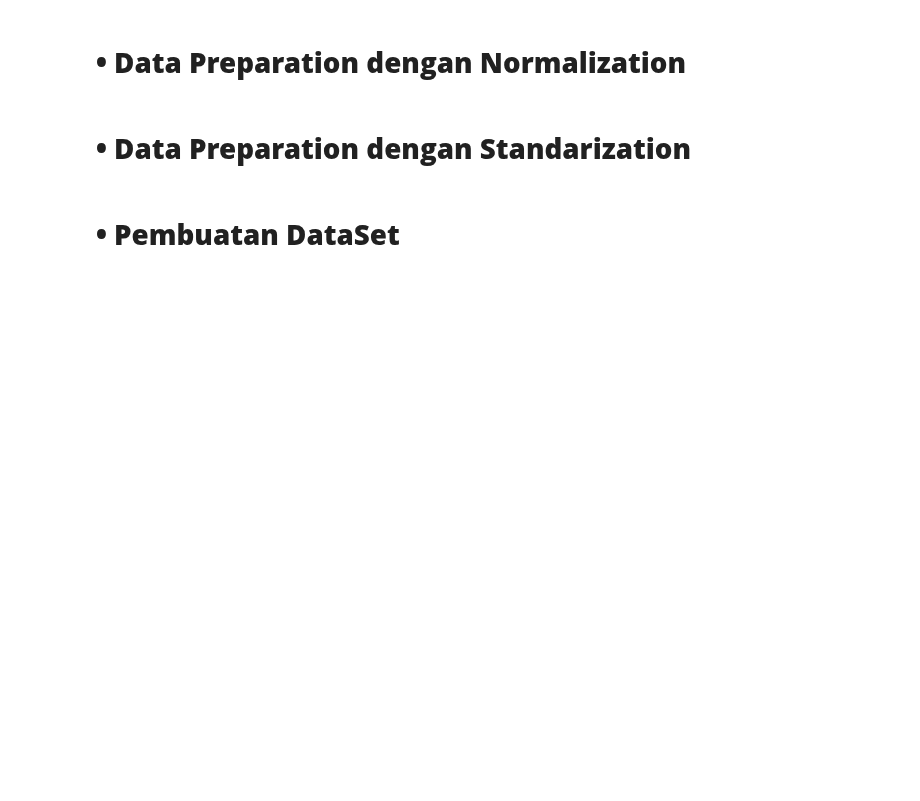
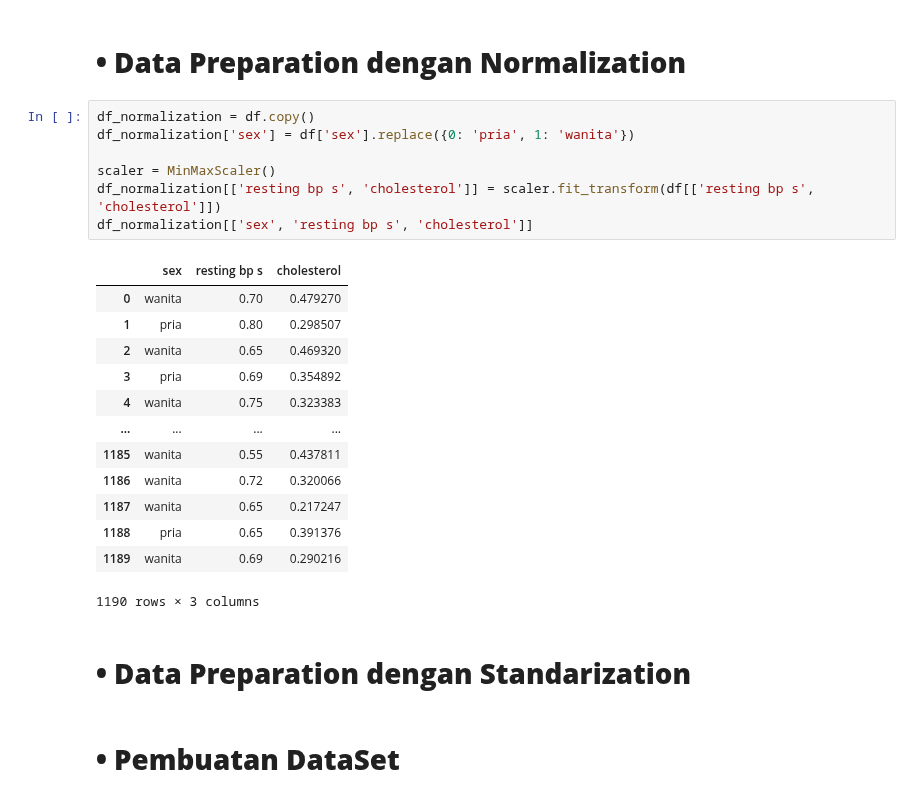
Before and after one commit to ImNotDanish05/2025_KC_TI-1A, a Jupyter notebook: P8_Jobsheet_Data Pre-processing.ipynb, the cells around one changed output. Saved outputs shown, nothing was run; the diff lists cells and outputs as text; blank space fills up the shorter version.

```diff
--- a/P8_Jobsheet_Data Pre-processing.ipynb
+++ b/P8_Jobsheet_Data Pre-processing.ipynb
@@ -89,5 +134,26 @@ df_cleaned = df[z_score <= threshold]
 # %% [markdown]
 # **•	Data Preparation dengan Normalization**
+# %%
+df_normalization = df.copy()
+df_normalization['sex'] = df['sex'].replace({0: 'pria', 1: 'wanita'})
+
+scaler = MinMaxScaler()
+df_normalization[['resting bp s', 'cholesterol']] = scaler.fit_transform(df[['resting bp s', 'cholesterol']])
+df_normalization[['sex', 'resting bp s', 'cholesterol']]
+# %% [output]
+|  | sex | resting bp s | cholesterol |
+| 0 | wanita | 0.70 | 0.479270 |
+| 1 | pria | 0.80 | 0.298507 |
+| 2 | wanita | 0.65 | 0.469320 |
+| 3 | pria | 0.69 | 0.354892 |
+| 4 | wanita | 0.75 | 0.323383 |
+| ... | ... | ... | ... |
+| 1185 | wanita | 0.55 | 0.437811 |
+| 1186 | wanita | 0.72 | 0.320066 |
+| 1187 | wanita | 0.65 | 0.217247 |
+| 1188 | pria | 0.65 | 0.391376 |
+| 1189 | wanita | 0.69 | 0.290216 |
+1190 rows × 3 columns
 # %% [markdown]
 # **•	Data Preparation dengan Standarization**
 # %% [markdown]
```
Also changed, not shown: parts of 4 cells of this notebook.
